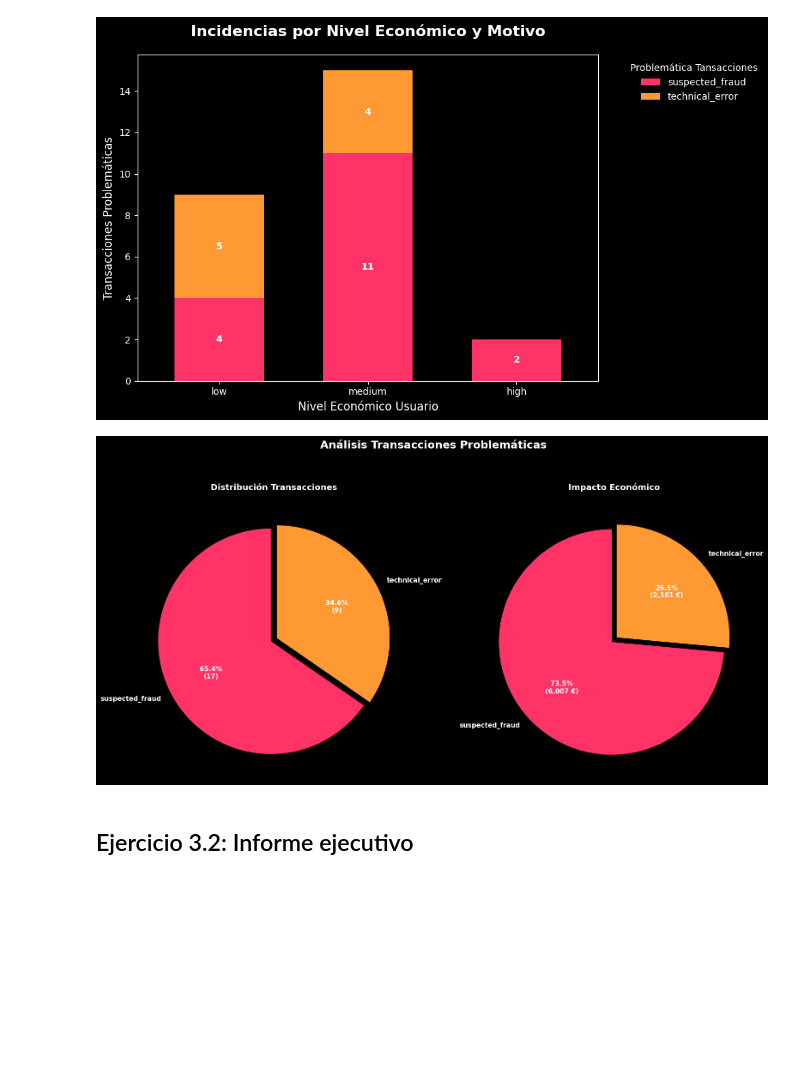
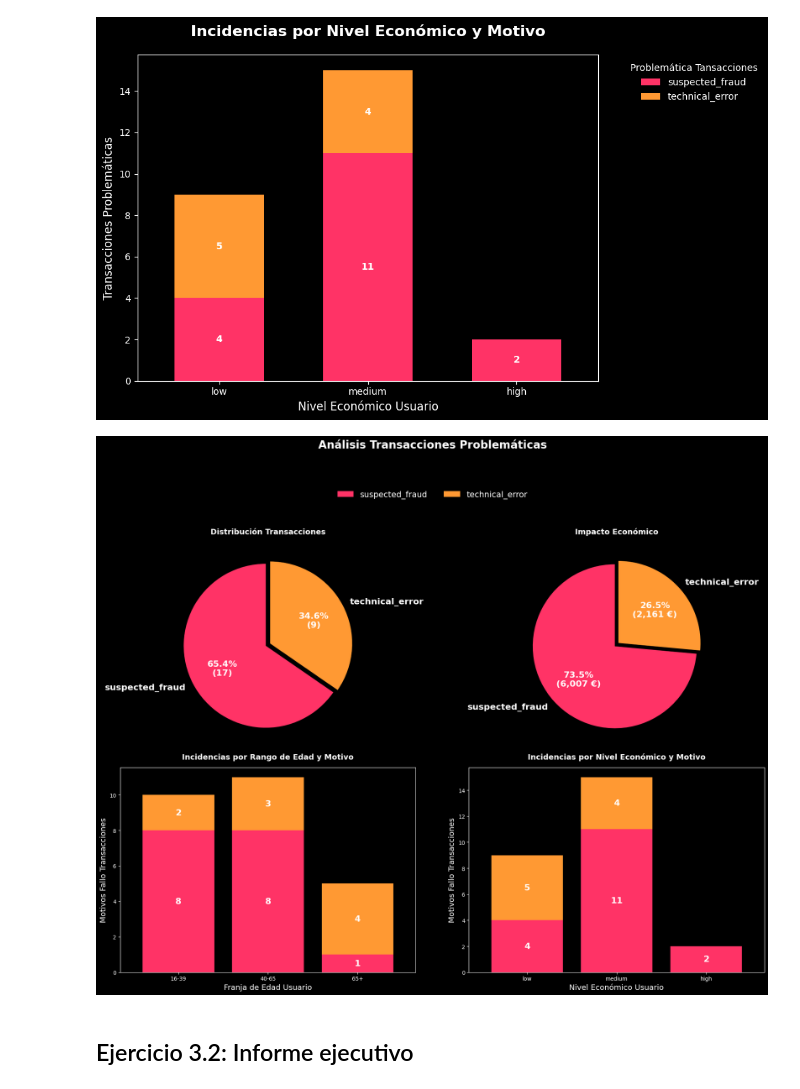
Before and after one commit to jordi-cx/it_academy, a Jupyter notebook: sprint_09_jcx_wip.ipynb, the cells around one changed output. Cells and saved outputs as stored; diff of their text form; code cells hidden in the pictures; blank space fills up the shorter version.

```diff
--- a/sprint_09_jcx_wip.ipynb
+++ b/sprint_09_jcx_wip.ipynb
@@ -2056,37 +2056,113 @@ plt.show()
 # %%
 # Mini-dashboard Visualización de Transacciones problemáticas
 
 plt.style.use('dark_background')
-fig, axes = plt.subplots(1, 2, figsize=(16, 8))
+fig, axes = plt.subplots(2, 2, figsize=(18, 14))
 
+# --- GRÁFICO 1 [0, 0] ---
 motivos_declined.plot(
     kind='pie',
-    ax=axes[0], # Posición primer gráfico
+    ax=axes[0, 0],
     autopct=lambda p: f'{p:.1f}%\n({int(round(p * motivos_declined.sum() / 100))})',
     startangle=90,
     colors=['#FF3366', '#FF9933', '#00E5FF', '#B026FF'],
     explode=[0.03] * len(motivos_declined),
     ylabel='',
-    textprops={'fontsize': 11, 'fontweight': 'bold', 'color': 'white'}
+    textprops={'fontsize': 16, 'fontweight': 'bold', 'color': 'white'}
 )
-axes[0].set_title('Distribución Transacciones', fontsize=14, fontweight='bold', pad=15)
+axes[0, 0].set_title('Distribución Transacciones', fontsize=14, fontweight='bold', pad=15)
 
+# --- GRÁFICO 2 [0, 1] ---
 importes_declined.plot(
     kind='pie',
-    ax=axes[1], # Posición segundo gráfico
+    ax=axes[0, 1],
     autopct=lambda p: f'{p:.1f}%\n({(p * importes_declined.sum() / 100):,.0f} €)',
     startangle=90,
     colors=['#FF3366', '#FF9933', '#00E5FF', '#B026FF'],
     explode=[0.03] * len(importes_declined),
     ylabel='',
-    textprops={'fontsize': 11, 'fontweight': 'bold', 'color': 'white'}
+    textprops={'fontsize': 16, 'fontweight': 'bold', 'color': 'white'}
 )
-axes[1].set_title('Impacto Económico', fontsize=14, fontweight='bold', pad=15)
+axes[0, 1].set_title('Impacto Económico', fontsize=14, fontweight='bold', pad=15)
 
-plt.suptitle('Análisis Transacciones Problemáticas', fontsize=18, fontweight='bold', y=1.05)
-plt.tight_layout()
+# --- GRÁFICO 3 [1, 0] ---
+edad_motivo_declined.plot(
+    kind='bar',
+    stacked=True,
+    ax=axes[1, 0],
+    color=['#FF3366', '#FF9933', '#00E5FF', '#B026FF'],
+    width=0.8,
+    legend=False
+)
+
+for p in axes[1, 0].patches:
+    width, height = p.get_width(), p.get_height()
+    x, y = p.get_xy()
+
+    if height > 0:
+        axes[1, 0].text(
+            x + width / 2,
+            y + height / 2,
+            f'{int(height)}',
+            horizontalalignment='center',
+            verticalalignment='center',
+            color='white',
+            fontweight='bold',
+            fontsize=16
+        )
+
+axes[1, 0].set_title('Incidencias por Rango de Edad y Motivo', fontsize=14, fontweight='bold', pad=15)
+axes[1, 0].set_xlabel('Franja de Edad Usuario', fontsize=14)
+axes[1, 0].set_ylabel('Motivos Fallo Transacciones', fontsize=14)
+axes[1, 0].tick_params(axis='x', rotation=0)
+
+# --- GRÁFICO 4 [1, 1] ---
+nivel_motivo_declined.plot(
+    kind='bar',
+    stacked=True,
+    ax=axes[1, 1],
+    color=['#FF3366', '#FF9933', '#00E5FF', '#B026FF'],
+    width=0.8,
+    legend=False
+)
+
+for p in axes[1, 1].patches:
+    width, height = p.get_width(), p.get_height()
+    x, y = p.get_xy()
+
+    if height > 0:
+        axes[1, 1].text(
+            x + width / 2,
+            y + height / 2,
+            f'{int(height)}',
+            horizontalalignment='center',
+            verticalalignment='center',
+            color='white',
+            fontweight='bold',
+            fontsize=16
+        )
+
+axes[1, 1].set_title('Incidencias por Nivel Económico y Motivo', fontsize=14, fontweight='bold', pad=15)
+axes[1, 1].set_xlabel('Nivel Económico Usuario', fontsize=14)
+axes[1, 1].set_ylabel('Motivos Fallo Transacciones', fontsize=14)
+axes[1, 1].tick_params(axis='x', rotation=0)
+
+handles, labels = axes[1, 0].get_legend_handles_labels()
+
+fig.legend(
+    handles, labels,
+    loc='upper center',
+    bbox_to_anchor=(0.5, 0.94),
+    ncol=4,
+    frameon=False,
+    fontsize=15
+)
+
+plt.suptitle('Análisis Transacciones Problemáticas', fontsize=20, fontweight='bold', y=1.02)
+
+plt.tight_layout(rect=[0, 0, 1, 0.90])
 plt.show()
 # %% [output]
-[figure, old version]
+[figure, new version]
 # %% [markdown]
 ## Ejercicio 3.2: Informe ejecutivo
```
